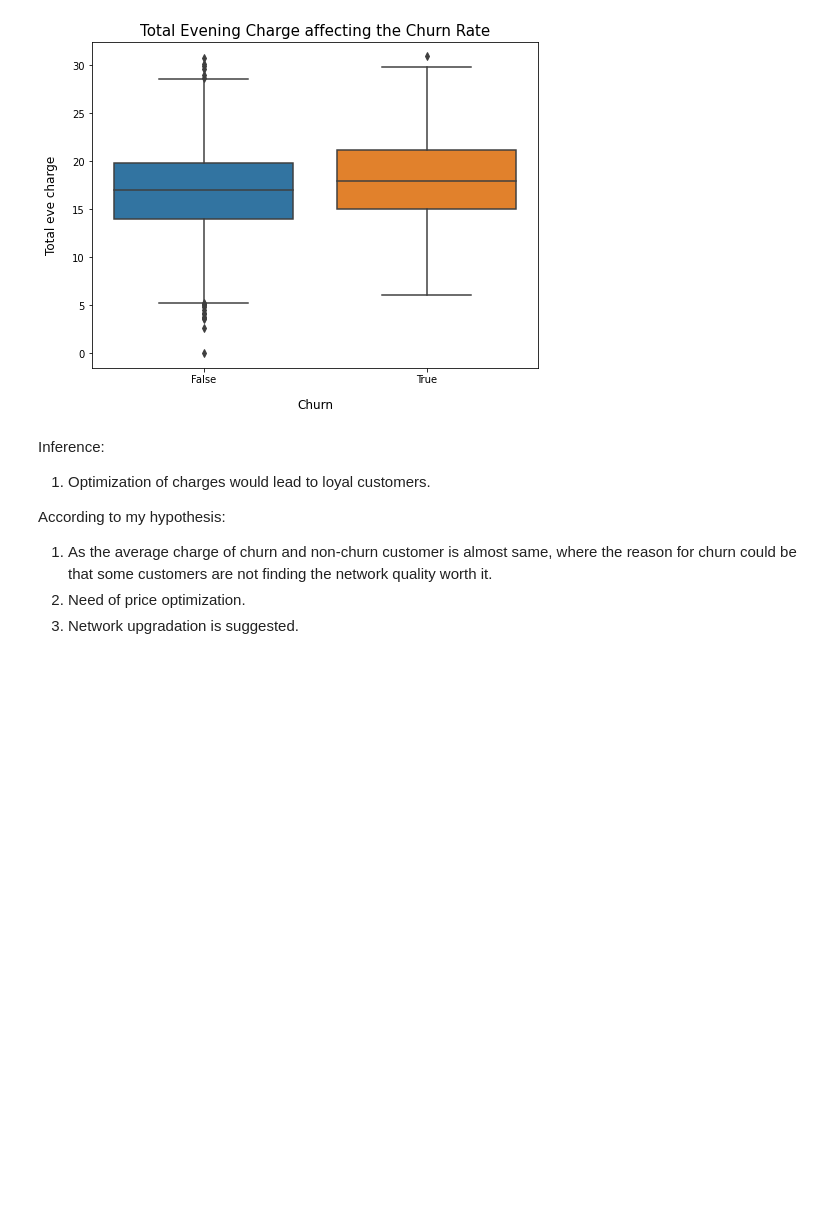
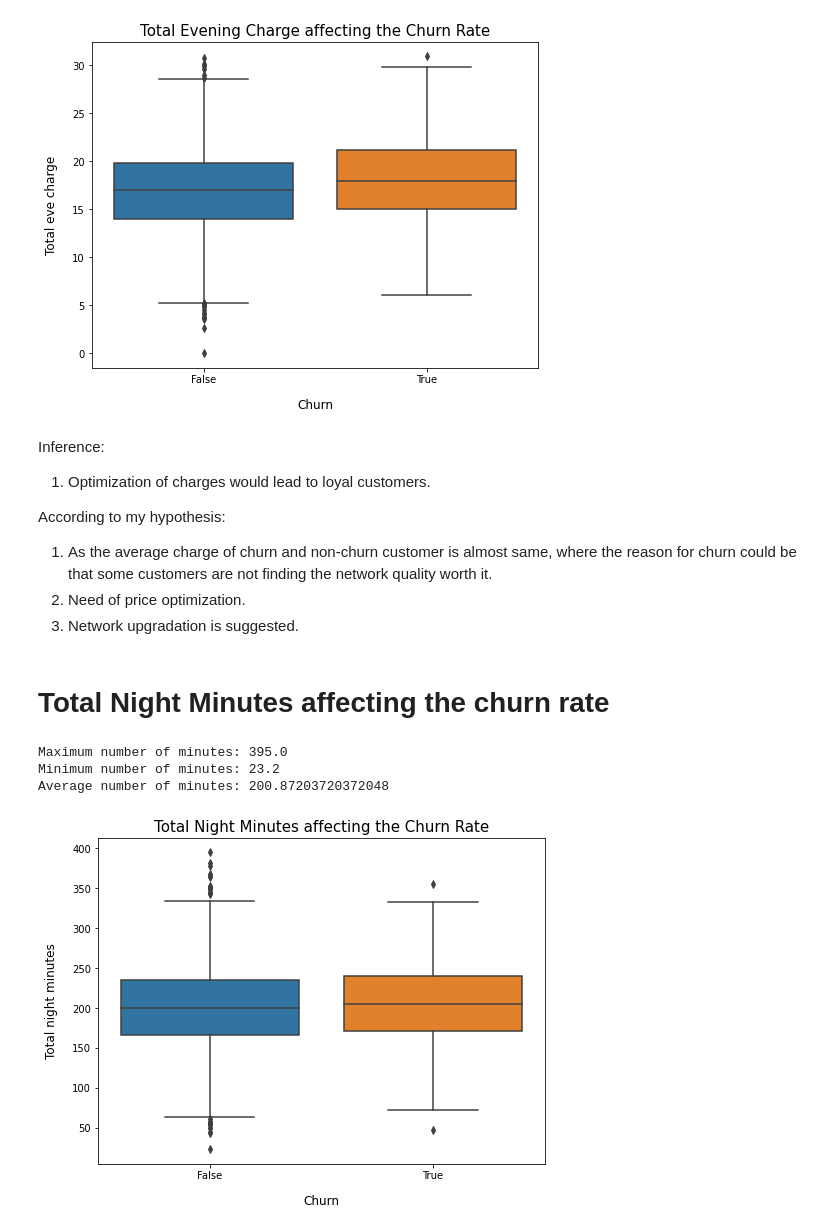
Before and after one commit to Akshadanair/Telecom-Churn-Analysis, a Jupyter notebook: Telecom_Churn_Analysis_Capstone_Project.ipynb, the cells around one changed output. Drawn from its saved outputs; the diff is of its cells as text; code cells hidden in the pictures; blank space fills up the shorter version.

Commit message:
Fifth Commit Telecom Churn

```diff
--- a/Telecom_Churn_Analysis_Capstone_Project.ipynb
+++ b/Telecom_Churn_Analysis_Capstone_Project.ipynb
@@ -589,3 +589,29 @@ According to my hypothesis:
 1. As the average charge of churn and non-churn customer is almost same, where the reason for churn could be that some customers are not finding the network quality worth it.
 2. Need of price optimization.
 3. Network upgradation is suggested.
+# %% [markdown]
+# **Total Night Minutes affecting the churn rate**
+# %%
+#Printing maximum, minimum and average number of minutes in night
+
+print('Maximum number of minutes:',telecom_data['Total night minutes'].max())
+print('Minimum number of minutes:',telecom_data['Total night minutes'].min())
+print('Average number of minutes:',telecom_data['Total night minutes'].mean())
+# %% [output]
+Maximum number of minutes: 395.0
+Minimum number of minutes: 23.2
+Average number of minutes: 200.87203720372048
+# %%
+#Total Night Minutes affecting the churn rate
+
+#setting figure size
+fig = plt.figure(figsize=(8,6))
+
+#Creating boxplot
+sns.boxplot(y= telecom_data['Total night minutes'], x = telecom_data['Churn'])
+plt.xlabel("Churn", labelpad=14, fontsize = 12)
+plt.ylabel("Total night minutes", labelpad=14, fontsize = 12)
+plt.title("Total Night Minutes affecting the Churn Rate", fontsize = 15)
+plt.show()
+# %% [output]
+[figure, added]
```
Also changed, not shown: parts of 17 cells of this notebook.
